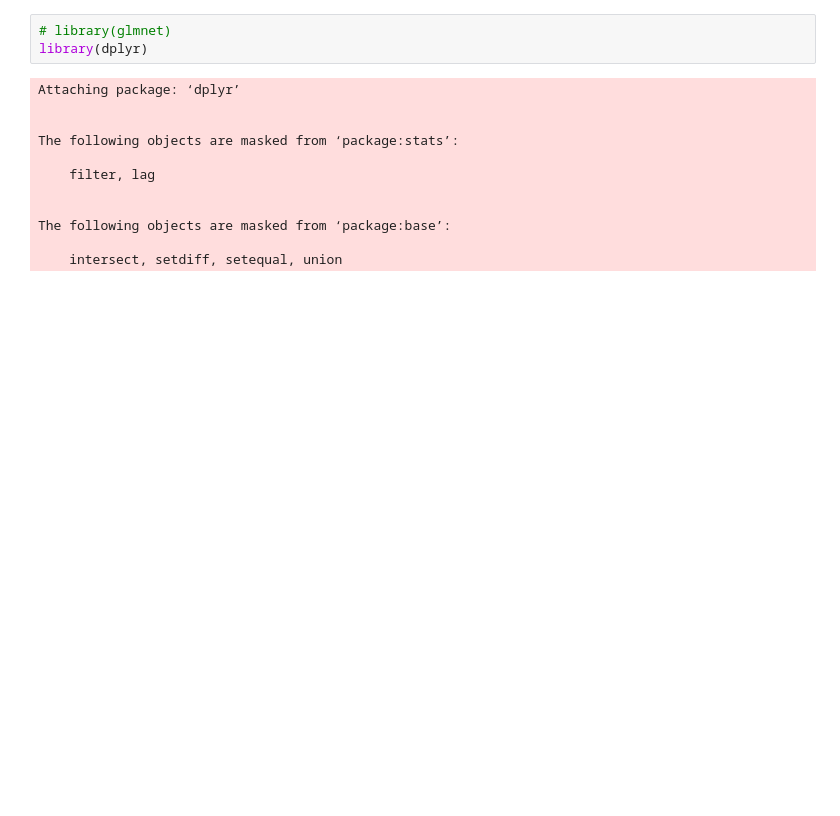
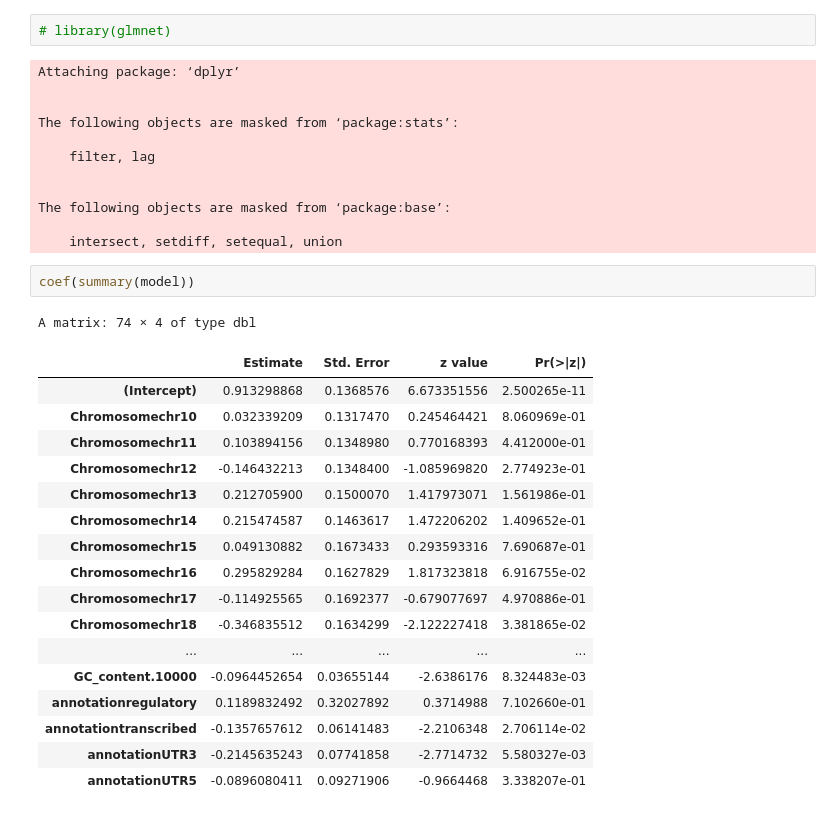
Before and after one commit to MadeleineOman/mutability, a Jupyter notebook: analysis/modules/create_model/predict_R.ipynb, the cells around one changed output. Cells and saved outputs as stored; diff of their text form; blank space fills up the shorter version.

```diff
--- a/analysis/modules/create_model/predict_R.ipynb
+++ b/analysis/modules/create_model/predict_R.ipynb
@@ -1,6 +1,5 @@
 # %%
 # library(glmnet)
-library(dplyr)
 # %% [output]
 Attaching package: ‘dplyr’
 
@@ -13,3 +12,24 @@ The following objects are masked from ‘package:stats’:
 The following objects are masked from ‘package:base’:
 
     intersect, setdiff, setequal, union
+# %%
+coef(summary(model))
+# %% [output]
+A matrix: 74 × 4 of type dbl
+|  | Estimate | Std. Error | z value | Pr(>|z|) |
+| (Intercept) | 0.913298868 | 0.1368576 | 6.673351556 | 2.500265e-11 |
+| Chromosomechr10 | 0.032339209 | 0.1317470 | 0.245464421 | 8.060969e-01 |
+| Chromosomechr11 | 0.103894156 | 0.1348980 | 0.770168393 | 4.412000e-01 |
+| Chromosomechr12 | -0.146432213 | 0.1348400 | -1.085969820 | 2.774923e-01 |
+| Chromosomechr13 | 0.212705900 | 0.1500070 | 1.417973071 | 1.561986e-01 |
+| Chromosomechr14 | 0.215474587 | 0.1463617 | 1.472206202 | 1.409652e-01 |
+| Chromosomechr15 | 0.049130882 | 0.1673433 | 0.293593316 | 7.690687e-01 |
+| Chromosomechr16 | 0.295829284 | 0.1627829 | 1.817323818 | 6.916755e-02 |
+| Chromosomechr17 | -0.114925565 | 0.1692377 | -0.679077697 | 4.970886e-01 |
+| Chromosomechr18 | -0.346835512 | 0.1634299 | -2.122227418 | 3.381865e-02 |
+| ... | ... | ... | ... | ... |
+| GC_content.10000 | -0.0964452654 | 0.03655144 | -2.6386176 | 8.324483e-03 |
+| annotationregulatory | 0.1189832492 | 0.32027892 | 0.3714988 | 7.102660e-01 |
+| annotationtranscribed | -0.1357657612 | 0.06141483 | -2.2106348 | 2.706114e-02 |
+| annotationUTR3 | -0.2145635243 | 0.07741858 | -2.7714732 | 5.580327e-03 |
+| annotationUTR5 | -0.0896080411 | 0.09271906 | -0.9664468 | 3.338207e-01 |
```
Also changed, not shown: parts of 2 cells of this notebook, 11 other files.
